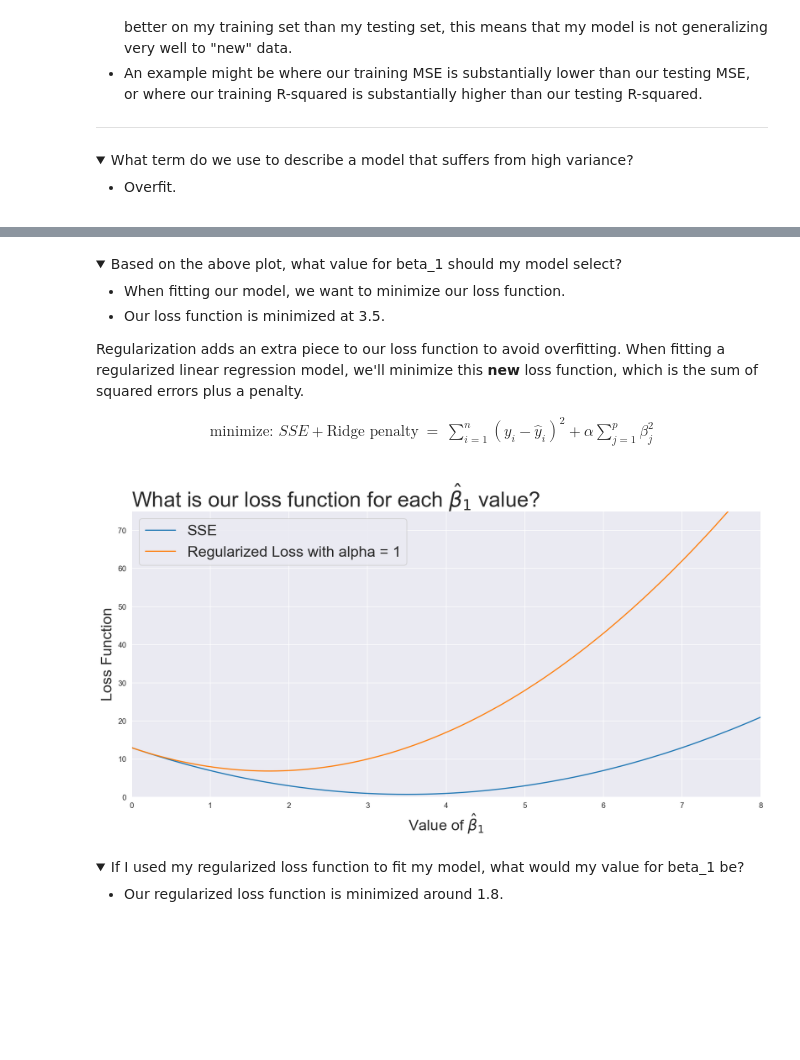
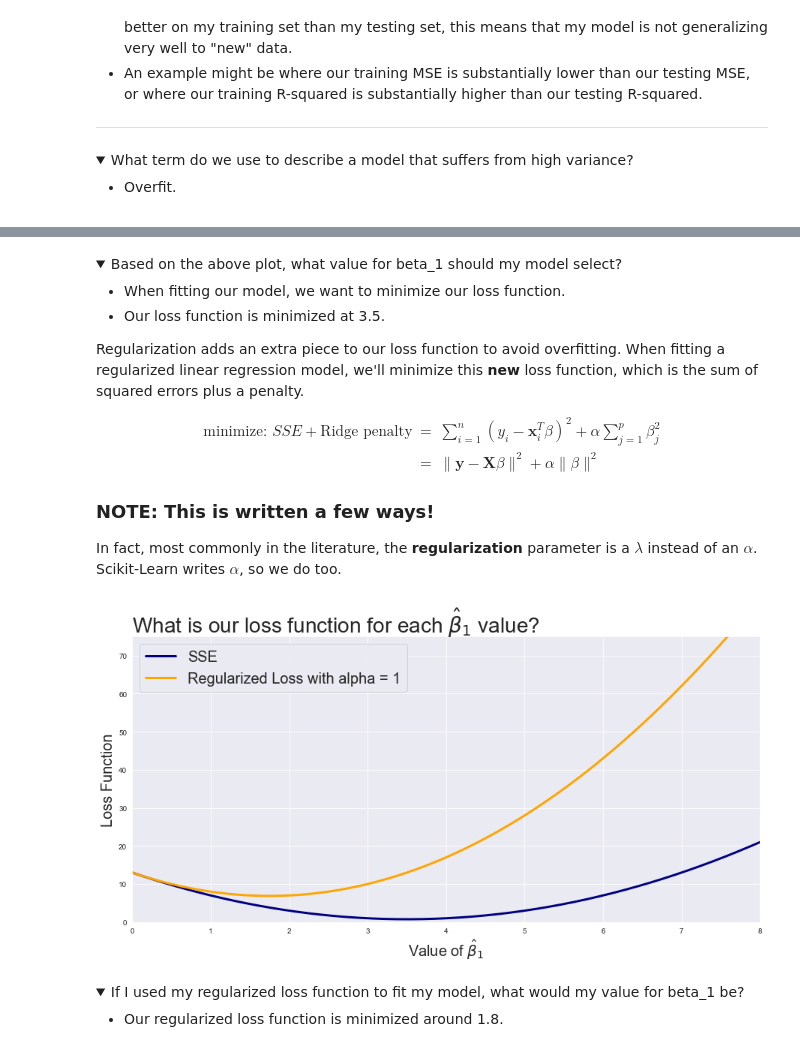
Before and after one commit to ga-curriculum/lesson-regularization, a Jupyter notebook: solution-code/solution-code.ipynb, the cells around one changed output, grey strips where cells are left out. Drawn from its saved outputs; the diff is of its cells as text; code cells hidden in the pictures; folded sections open; blank space fills up the shorter version.

```diff
--- a/solution-code/solution-code.ipynb
+++ b/solution-code/solution-code.ipynb
@@ -118,43 +140,47 @@ Regularization adds an extra piece to our loss function to avoid overfitting. Wh
 
 $$
 \begin{eqnarray*}
-\text{minimize: }SSE + \text{Ridge penalty} &=& \sum_{i=1}^n (y_i - \hat{y}_i)^2 + \alpha \sum_{j=1}^p \beta_j^2
+\text{minimize: }SSE + \text{Ridge penalty} &=& \sum_{i=1}^n (y_i - \mathbf{x}_i^T\beta)^2 + \alpha \sum_{j=1}^p \beta_j^2 \\
+                                            &=& \|\mathbf{y} - \mathbf{X}\beta\|^2 + \alpha\|\beta\|^2
 \end{eqnarray*}
 $$
+
+### NOTE: This is written a few ways!
+In fact, most commonly in the literature, the **regularization** parameter is a $\lambda$ instead of an $\alpha$. Scikit-Learn writes $\alpha$, so we do too.
 # %%
 # Create figure.
 plt.figure(figsize=(15, 7))
 
 # Set up 200 steps between 0 and 8.
 beta_1 = np.linspace(0, 8, 200)
 
 # Create our SSE function. (This is a made up loss function!)
-sse = beta_1 ** 2 - 7 * beta_1 + 13
+sse = beta_1**2 - 7*beta_1 + 13
 
 # Create our Regularized Loss function.
 alpha = 1
-reg_loss = sse + alpha * beta_1 ** 2
+reg_loss = sse + alpha*beta_1**2
 
 # Set axis labels, title, and ranges.
-plt.ylabel('Loss Function', fontsize = 20)
-plt.xlabel(r'Value of $\hat{\beta}_1$', fontsize = 20) # The r allows us to typeset with LaTeX.
+plt.ylabel('Loss Function', fontsize=20)
+plt.xlabel(r'Value of $\hat{\beta}_1$', fontsize=20) # The r allows us to typeset with LaTeX.
 plt.title(r'What is our loss function for each $\hat{\beta}_1$ value?',
-          fontsize = 28,
-          x = 0,
-          ha = 'left')
-plt.xlim((0, 8))
-plt.ylim((0, 75))
+          fontsize=28,
+          x=0,
+          ha='left')
+plt.xlim(0, 8)
+plt.ylim(0, 75)
 
 # Plot SSE for values of beta_1 between 0 and 8.
-plt.plot(beta_1, sse, label = 'SSE')
+plt.plot(beta_1, sse, label='SSE', linewidth=3, color='navy')
 
 # Plot Regularized Loss for values of beta_1 between 0 and 8.
-plt.plot(beta_1, reg_loss, label = f'Regularized Loss with alpha = {alpha}')
+plt.plot(beta_1, reg_loss, label=f'Regularized Loss with alpha = {alpha}', linewidth=3, color='orange')
 
 # Plot legend.
-plt.legend(fontsize = 20);
+plt.legend(fontsize=20);
 # %% [output]
-[figure, old version]
+[figure, new version]
 # %% [markdown]
 <details><summary>If I used my regularized loss function to fit my model, what would my value for beta_1 be?</summary>
 
```
Also changed, not shown: parts of 59 cells of this notebook, 5 other files.
